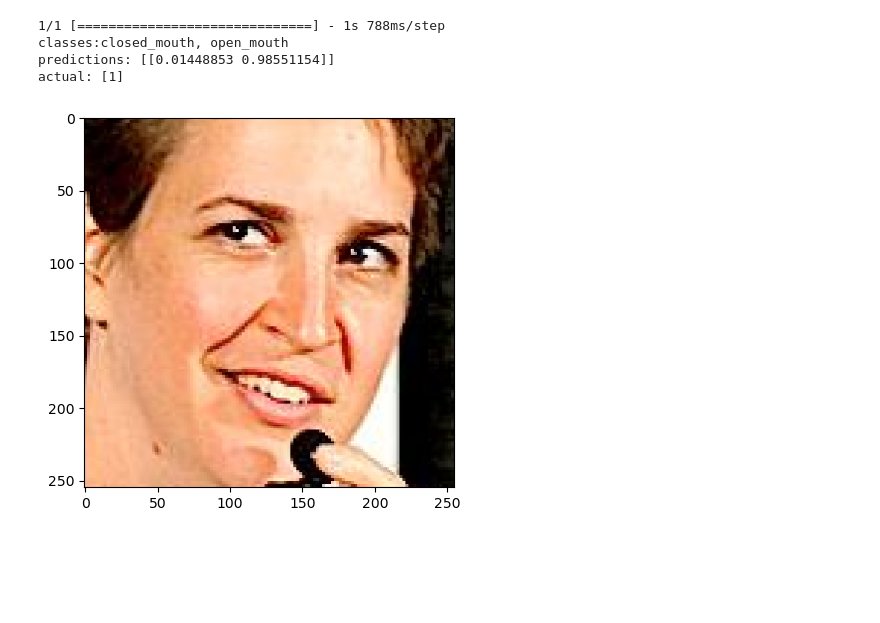
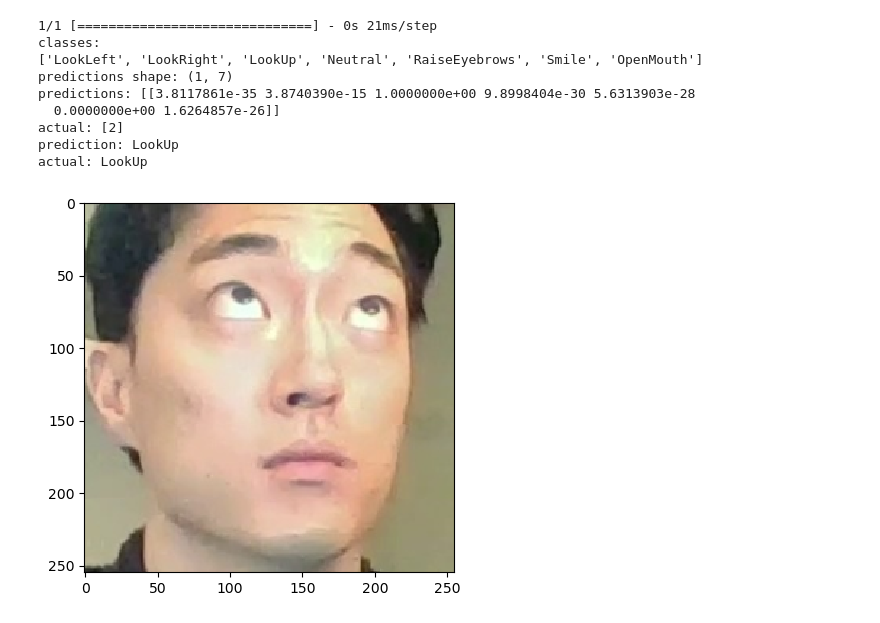
Before and after one commit to Xblur/ELEC490_Gesture_Recognition, a Jupyter notebook: Conda-Python-work/Image model training.ipynb, the cells around one changed output. Cells and saved outputs as stored; diff of their text form; code cells hidden in the pictures; blank space fills up the shorter version.

Commit message:
- cleaned up the code. - added some plots to highlight information about the data.

```diff
--- a/Conda-Python-work/Image model training.ipynb
+++ b/Conda-Python-work/Image model training.ipynb
@@ -11,16 +11,13 @@ import json
 import datetime
 
 
-file_name = "labeled_images.h5"
+file_name = "./Data/all_labeled_images_data.h5"
 
 base_dir = "./"+file_name
 
-with open("labaled_data.json", "r") as outfile:
+with open("./Our_images/Capstone/our_images_labaled_data.json", "r") as outfile:
     pointcloud_data = json.load(outfile)
 
-classes = set()
-for i in pointcloud_data:
-    classes.add(pointcloud_data.get(i)[1])
-classes = list(classes)
+classes = ['LookLeft', 'LookRight', 'LookUp', 'Neutral', 'RaiseEyebrows', 'Smile', 'OpenMouth']
 # %%
 #split data into training and validation if neccessary
@@ -91,4 +164,9 @@ checkpoint_filepath = "./checkpoint_/"+model_name
 
 # for image_batch, label_batch in train_generator:
 #     break
+# %%
+try:
+    model.load_weights("./checkpoint_/best_"+ model_name)
+except:
+    print("no weights")
 # %%
@@ -130,0 +238,8 @@ Epoch 30/30
+# %%
+#save best validation accuracy model
+try:
+    model.load_weights("./checkpoint_/best_"+ model_name)
+except:
+    print("no weights")
+model_filepath = "./model/best_"+model_name
+model.save(model_filepath)
@@ -130,0 +250,8 @@ Epoch 30/30
+# %%
+#save last model weights
+try:
+    model.load_weights("./weights/last_"+ model_name)
+except:
+    print("no weights")
+model_filepath = "./model/last_"+model_name
+model.save(model_filepath)
@@ -137,18 +272,28 @@ test loss, test acc: [0.30734261870384216, 0.9242424368858337]
 # %%
-from matplotlib import pyplot as plt
-index_start = 32
+index_start = 1
 index_end = index_start+1
 predictions = model.predict(testing_x[index_start:index_end])
-print("classes:" +classes[0] +", "+ classes[1] )
-# print("predictions shape:", predictions.shape)
+print("classes:")
+print(classes)
+print("predictions shape:", predictions.shape)
 print("predictions:", predictions)
 print("actual:", testing_labels[index_start:index_end])
-
+predClassID = np.argmax(predictions)
+predClassName = classes[predClassID]
+print("prediction:", predClassName)
+actClassID = testing_labels[index_start:index_end][0]
+actClassName = classes[actClassID]
+print("actual:", actClassName)
 plt.imshow(testing_x[index_start], interpolation='nearest')
 plt.show()
 # %% [output]
-1/1 [==============================] - 1s 788ms/step
-classes:closed_mouth, open_mouth
-predictions: [[0.01448853 0.98551154]]
-actual: [1]
+1/1 [==============================] - 0s 21ms/step
+classes:
+['LookLeft', 'LookRight', 'LookUp', 'Neutral', 'RaiseEyebrows', 'Smile', 'OpenMouth']
+predictions shape: (1, 7)
+predictions: [[3.8117861e-35 3.8740390e-15 1.0000000e+00 9.8998404e-30 5.6313903e-28
+  0.0000000e+00 1.6264857e-26]]
+actual: [2]
+prediction: LookUp
+actual: LookUp
-[figure, old version]
+[figure, new version]
```
Also changed, not shown: parts of 14 cells of this notebook, 1 other file.
